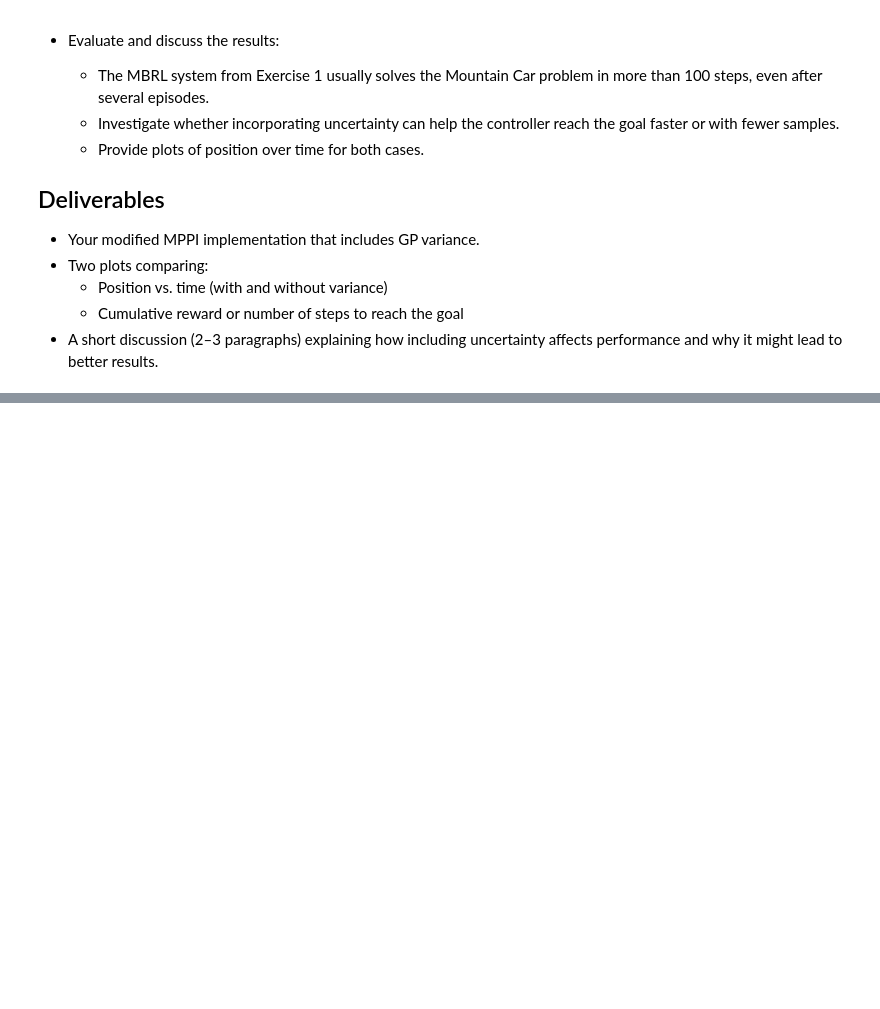
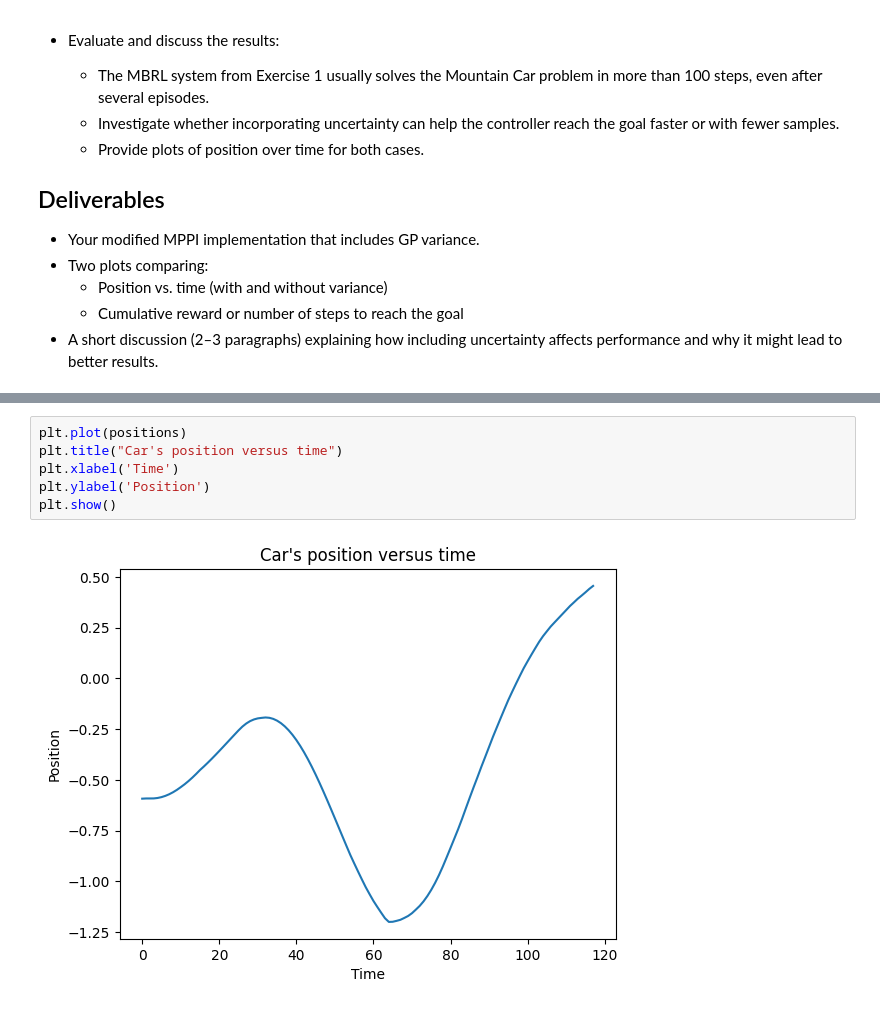
Before and after one commit to simkarwin/RL1, a Jupyter notebook: lab11_MBRL.ipynb, the cells around one changed output, grey strips where cells are left out. Drawn from its saved outputs; the diff is of its cells as text; blank space fills up the shorter version.

```diff
--- a/lab11_MBRL.ipynb
+++ b/lab11_MBRL.ipynb
@@ -746,0 +927,8 @@ Modify the cost function or trajectory weighting so that trajectories passing th
+# %%
+plt.plot(positions)
+plt.title("Car's position versus time")
+plt.xlabel('Time')
+plt.ylabel('Position')
+plt.show()
+# %% [output]
+[figure, added]
```
Also changed, not shown: parts of 7 cells of this notebook, 1 other file.
